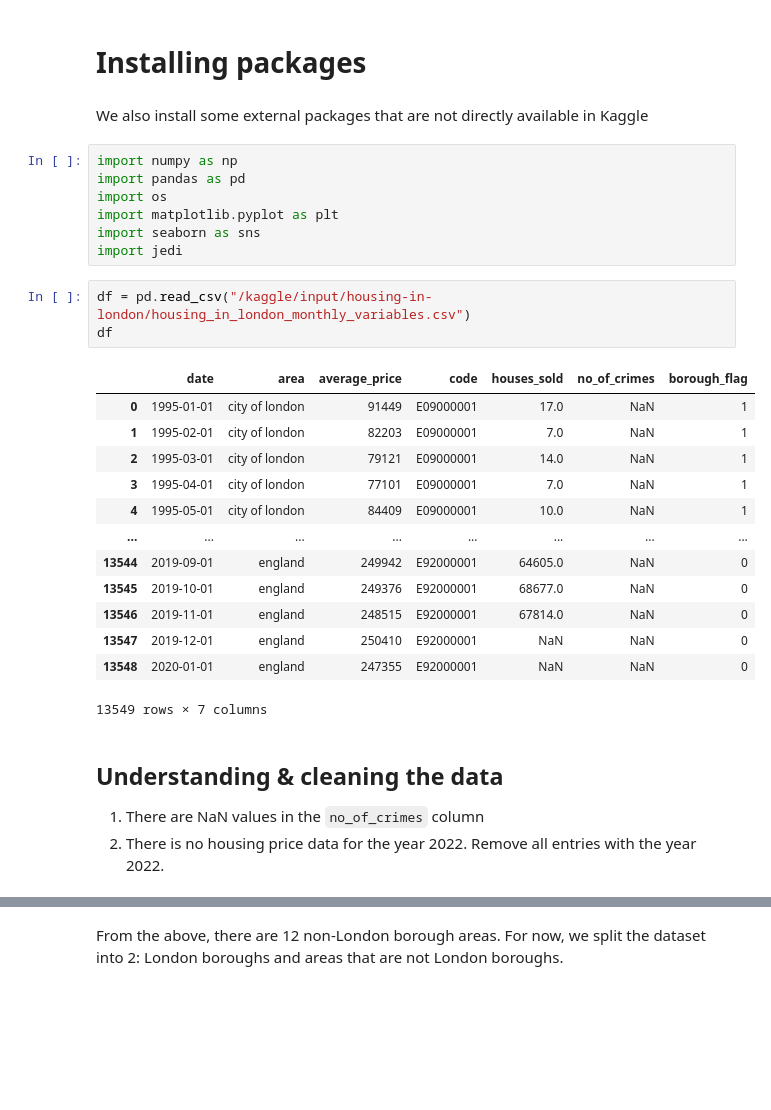
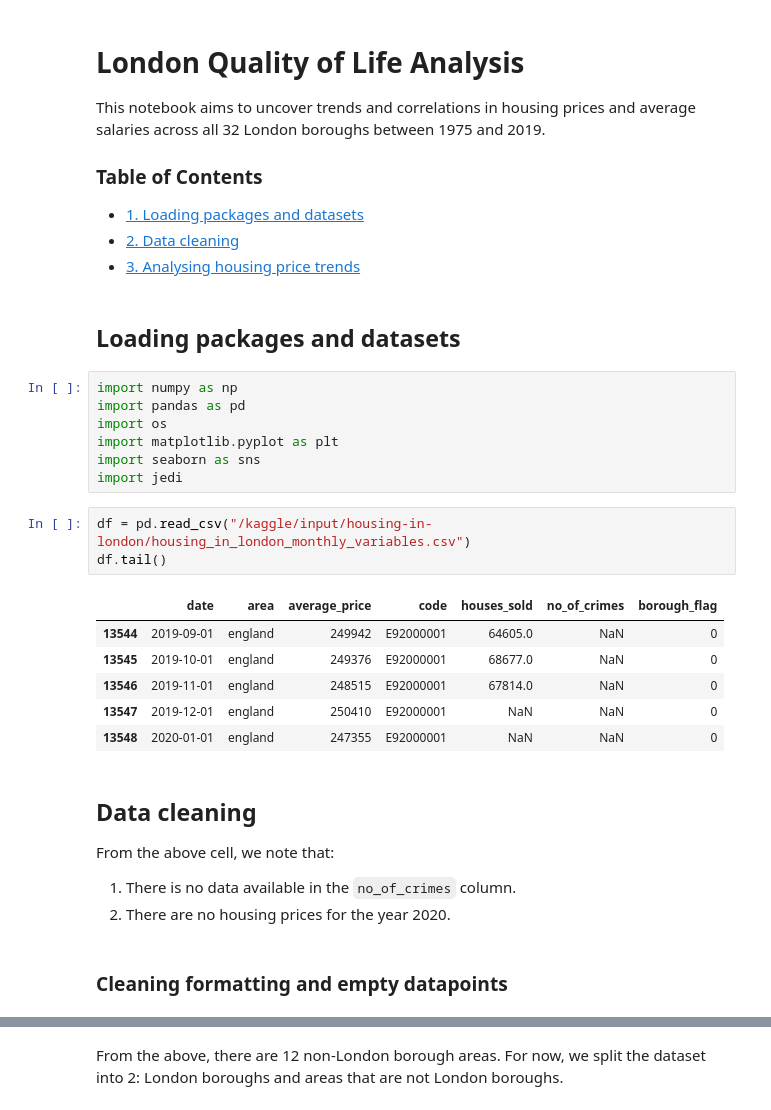
Before and after one commit to jhtkoo0426/uk-qol-analysis, a Jupyter notebook: uk-quality-of-life-analysis.ipynb, the cells around one changed output, grey strips where cells are left out. Saved outputs shown, nothing was run; the diff lists cells and outputs as text; blank space fills up the shorter version.

Commit message:
Kaggle Notebook | Updated notebook quality

```diff
--- a/uk-quality-of-life-analysis.ipynb
+++ b/uk-quality-of-life-analysis.ipynb
@@ -4,7 +3,13 @@ Examining Quality of Life disparities in the London workforce: Uncovering trends
+# %% [markdown]
+# London Quality of Life Analysis
+This notebook aims to uncover trends and correlations in housing prices and average salaries across all 32 London boroughs between 1975 and 2019.
+
+### Table of Contents
+- [1. Loading packages and datasets](#Loading-packages-and-datasets)
+- [2. Data cleaning](#Data-cleaning)
+- [3. Analysing housing price trends](#Analysing-housing-price-trends)
 # %% [markdown]
-# Installing packages
+## Loading packages and datasets
-# %% [markdown]
-We also install some external packages that are not directly available in Kaggle
 # %%
 import numpy as np
 import pandas as pd
@@ -14,25 +19,21 @@ import seaborn as sns
 import jedi
 # %%
 df = pd.read_csv("/kaggle/input/housing-in-london/housing_in_london_monthly_variables.csv")
-df
+df.tail()
 # %% [output]
 |  | date | area | average_price | code | houses_sold | no_of_crimes | borough_flag |
-| 0 | 1995-01-01 | city of london | 91449 | E09000001 | 17.0 | NaN | 1 |
-| 1 | 1995-02-01 | city of london | 82203 | E09000001 | 7.0 | NaN | 1 |
-| 2 | 1995-03-01 | city of london | 79121 | E09000001 | 14.0 | NaN | 1 |
-| 3 | 1995-04-01 | city of london | 77101 | E09000001 | 7.0 | NaN | 1 |
-| 4 | 1995-05-01 | city of london | 84409 | E09000001 | 10.0 | NaN | 1 |
-| ... | ... | ... | ... | ... | ... | ... | ... |
 | 13544 | 2019-09-01 | england | 249942 | E92000001 | 64605.0 | NaN | 0 |
 | 13545 | 2019-10-01 | england | 249376 | E92000001 | 68677.0 | NaN | 0 |
 | 13546 | 2019-11-01 | england | 248515 | E92000001 | 67814.0 | NaN | 0 |
 | 13547 | 2019-12-01 | england | 250410 | E92000001 | NaN | NaN | 0 |
 | 13548 | 2020-01-01 | england | 247355 | E92000001 | NaN | NaN | 0 |
-13549 rows × 7 columns
 # %% [markdown]
-## Understanding & cleaning the data
-1. There are NaN values in the `no_of_crimes` column
-2. There is no housing price data for the year 2022. Remove all entries with the year 2022.
+## Data cleaning
+From the above cell, we note that:
+1. There is no data available in the `no_of_crimes` column.
+2. There are no housing prices for the year 2020.
+# %% [markdown]
+### Cleaning formatting and empty datapoints
 # %%
 # Convert the "date" column into datetime format
 df['date'] = pd.to_datetime(df['date'])
```
Also changed, not shown: parts of 14 cells of this notebook.
